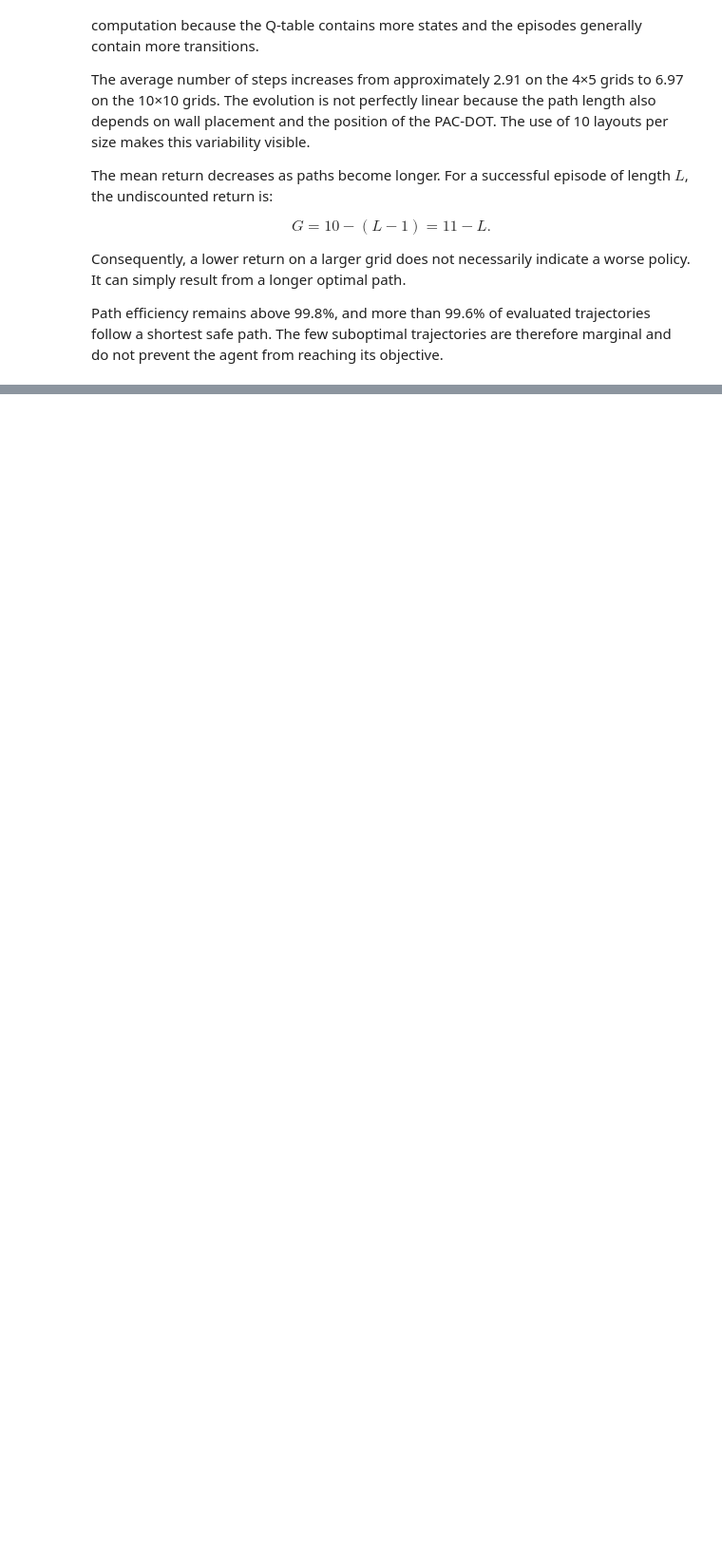
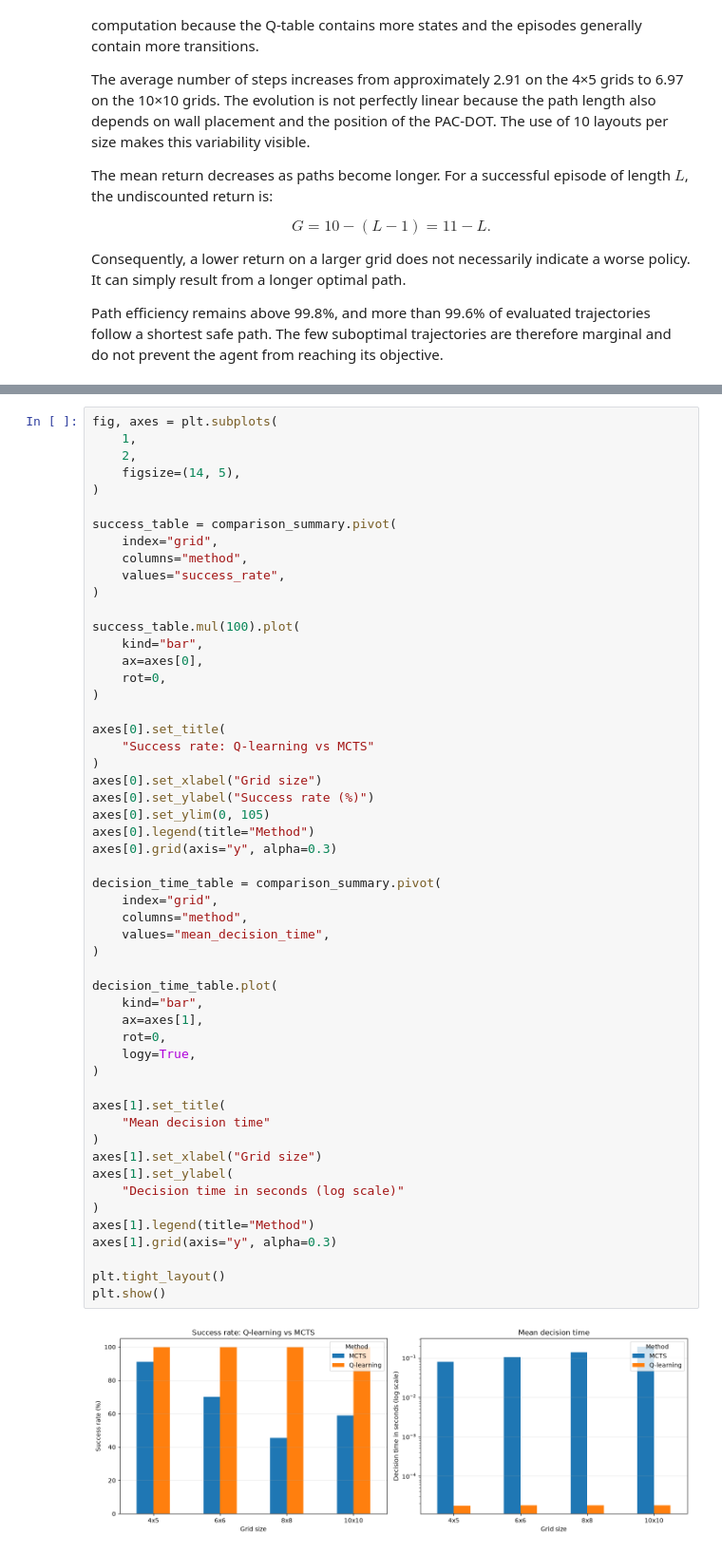
Before and after one commit to Alzaww/Pacman-RL-Agent, a Jupyter notebook: notebooks/01_pacman_rl_analysis.ipynb, the cells around one changed output, grey strips where cells are left out. Shown at 95% size. Drawn from its saved outputs; the diff is of its cells as text; blank space fills up the shorter version.

Commit message:
Complete the Pacman reinforcement learning analysis

```diff
--- a/notebooks/01_q_learning_analysis.ipynb
+++ b/notebooks/01_pacman_rl_analysis.ipynb
@@ -908,0 +1045,55 @@ Path efficiency remains above 99.8%, and more than 99.6% of evaluated trajectori
+# %%
+fig, axes = plt.subplots(
+    1,
+    2,
+    figsize=(14, 5),
+)
+
+success_table = comparison_summary.pivot(
+    index="grid",
+    columns="method",
+    values="success_rate",
+)
+
+success_table.mul(100).plot(
+    kind="bar",
+    ax=axes[0],
+    rot=0,
+)
+
+axes[0].set_title(
+    "Success rate: Q-learning vs MCTS"
+)
+axes[0].set_xlabel("Grid size")
+axes[0].set_ylabel("Success rate (%)")
+axes[0].set_ylim(0, 105)
+axes[0].legend(title="Method")
+axes[0].grid(axis="y", alpha=0.3)
+
+decision_time_table = comparison_summary.pivot(
+    index="grid",
+    columns="method",
+    values="mean_decision_time",
+)
+
+decision_time_table.plot(
+    kind="bar",
+    ax=axes[1],
+    rot=0,
+    logy=True,
+)
+
+axes[1].set_title(
+    "Mean decision time"
+)
+axes[1].set_xlabel("Grid size")
+axes[1].set_ylabel(
+    "Decision time in seconds (log scale)"
+)
+axes[1].legend(title="Method")
+axes[1].grid(axis="y", alpha=0.3)
+
+plt.tight_layout()
+plt.show()
+# %% [output]
+[figure, added]
```
Also changed, not shown: parts of 7 cells of this notebook.
